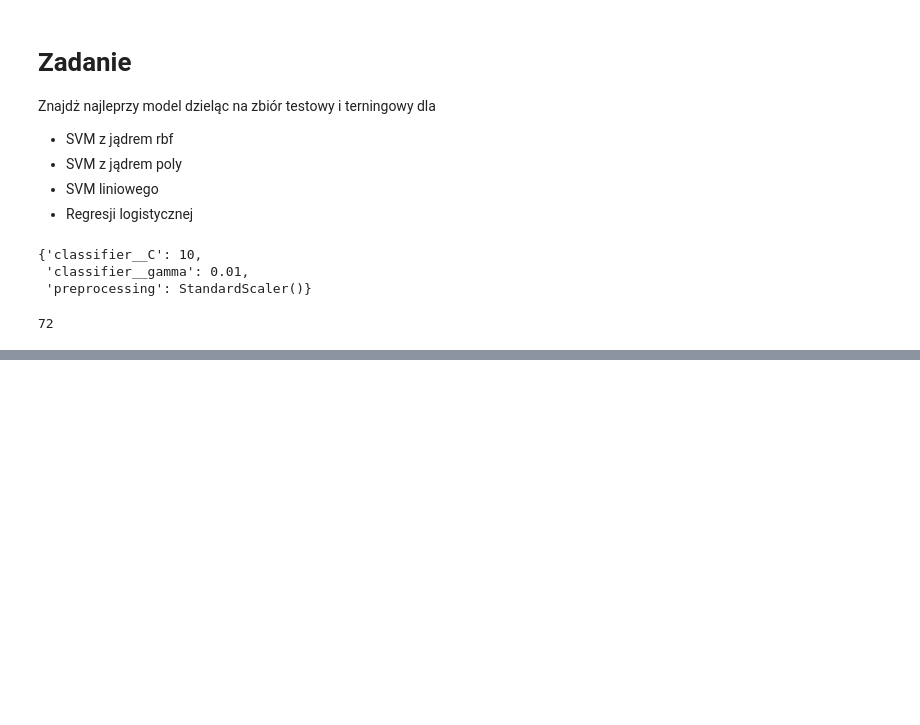
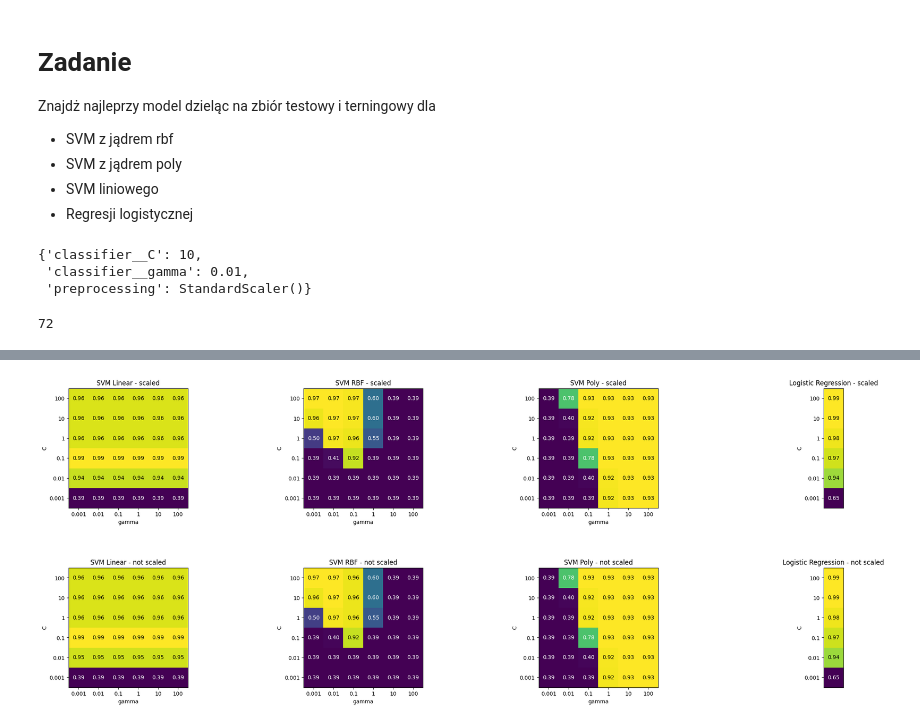
Before and after one commit to KrystianJachna/AI, a Jupyter notebook: cw8/AD_Z08_E_Pipeline_GridSearchCV.ipynb, the cells around one changed output, grey strips where cells are left out. Drawn from its saved outputs; the diff is of its cells as text; code cells hidden in the pictures; blank space fills up the shorter version.

```diff
--- a/cw8/AD_Z08_E_Pipeline_GridSearchCV.ipynb
+++ b/cw8/AD_Z08_E_Pipeline_GridSearchCV.ipynb
@@ -128,0 +171,56 @@ NameError: name 'precision_score' is not defined
+# %%
+param_grid_svm = {'preprocessing': [StandardScaler(), None],
+                  'classifier__C': [0.001, 0.01, 0.1, 1, 10, 100],
+                  'classifier__gamma': [0.001, 0.01, 0.1, 1, 10, 100]}
+
+param_grid_lr = {'preprocessing': [StandardScaler(), None],
+                 'classifier__C': [0.001, 0.01, 0.1, 1, 10, 100]}
+
+
+methods = [
+    ("SVM Linear", Pipeline([('preprocessing', StandardScaler()), ('classifier', SVC(kernel="linear"))]),
+     param_grid_svm),
+    ("SVM RBF", Pipeline([('preprocessing', StandardScaler()), ('classifier', SVC(kernel="rbf"))])
+     , param_grid_svm),
+    ("SVM Poly", Pipeline([('preprocessing', StandardScaler()), ('classifier', SVC(kernel="poly"))])
+     , param_grid_svm),
+    ("Logistic Regression", Pipeline([('preprocessing', StandardScaler()), (
+        'classifier', LogisticRegression(multi_class="multinomial", solver="saga", max_iter=10_000))]),
+     param_grid_lr)
+]
+# %%
+fig, axs = plt.subplots(2, 4, figsize=(30, 10))
+plt.subplots_adjust(hspace=0.5)
+df = pd.DataFrame(columns=["name", "precision", "recall", "f1", "accuracy"])
+
+for i, (method, pipe, param_grid) in enumerate(methods):
+    with warnings.catch_warnings():
+        warnings.simplefilter("ignore")
+        scores, best_model = grid_fit(pipe, param_grid)
+        precision, recall, f1, accuracy = score_model(best_model)
+        df.loc[i] = [method, *score_model(best_model)]
+
+    heatmap(
+        scores[:, :, 0],
+        xlabel='gamma' if 'classifier__gamma' in param_grid.keys() else "",
+        xticklabels=param_grid.get('classifier__gamma', []),
+        ylabel="C",
+        yticklabels=param_grid.get('classifier__C', []),
+        cmap="viridis",
+        ax=axs[0, i],
+    )
+    axs[0, i].set_title(f"{method} - scaled")
+    heatmap(
+        scores[:, :, 1],
+        xlabel='gamma' if 'classifier__gamma' in param_grid.keys() else "",
+        xticklabels=param_grid.get('classifier__gamma', []),
+        ylabel="C",
+        yticklabels=param_grid.get('classifier__C', []),
+        cmap="viridis",
+        ax=axs[1, i],
+    )
+    axs[1, i].set_title(f"{method} - not scaled")
+
+plt.show()
+# %% [output]
+[figure, added]
```
Also changed, not shown: parts of 13 cells of this notebook, 4 other files.
